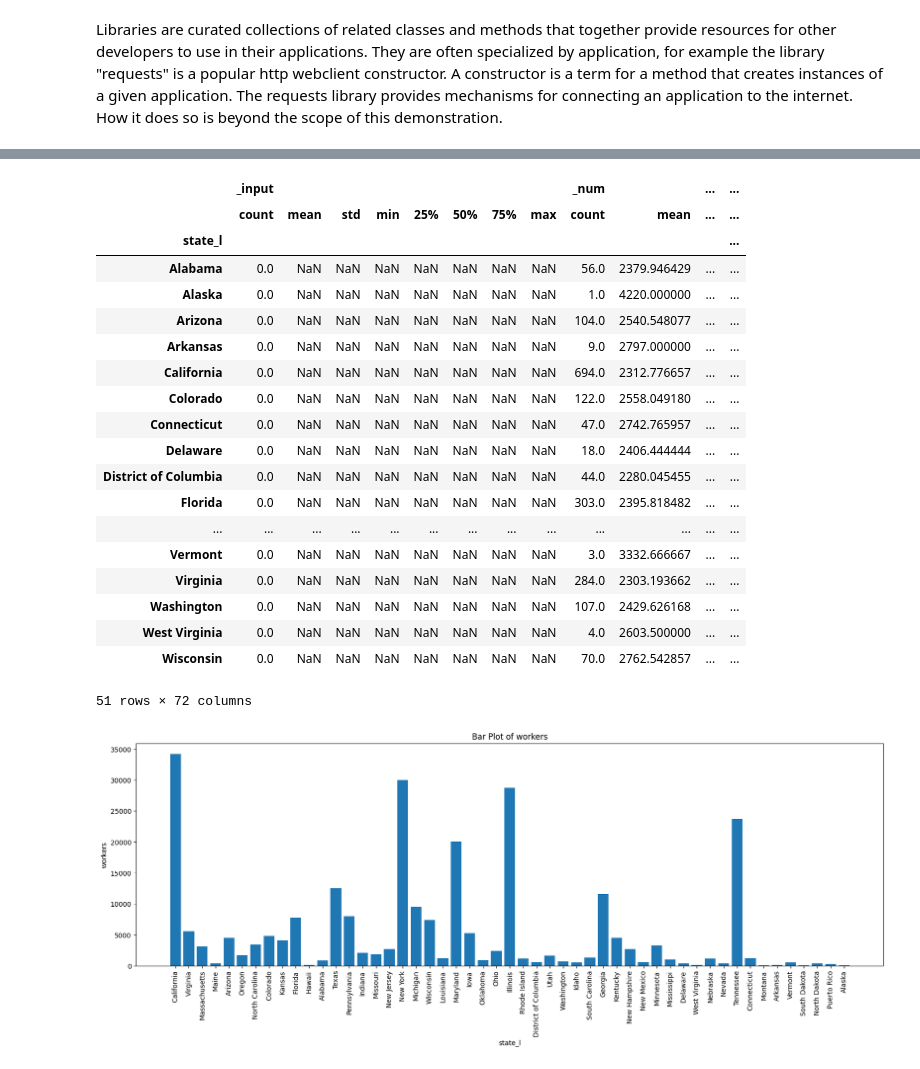
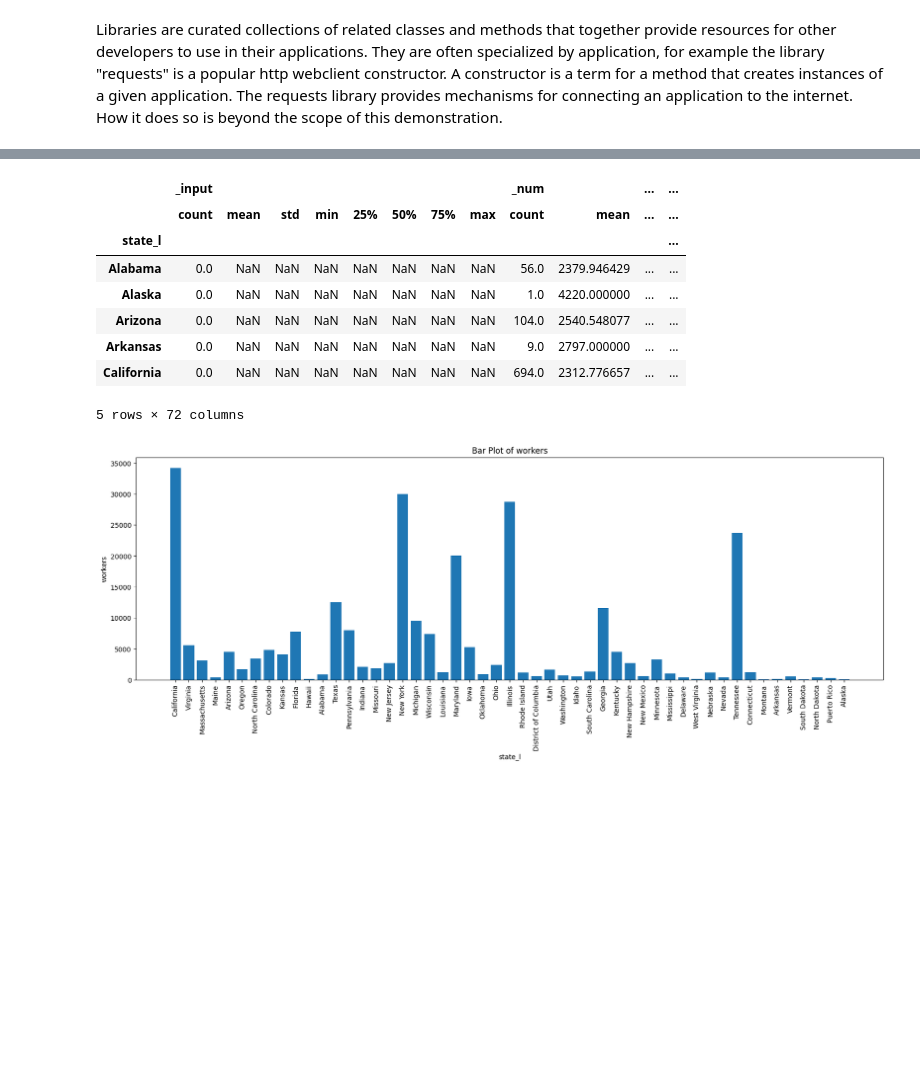
Before and after one commit to VipDataTool/Jupyter_Notebook_Demo, a Jupyter notebook: Demo_AI_Notebook.ipynb, the cells around one changed output, grey strips where cells are left out. Saved outputs shown, nothing was run; the diff lists cells and outputs as text; code cells hidden in the pictures; blank space fills up the shorter version.

```diff
--- a/Demo_AI_Notebook.ipynb
+++ b/Demo_AI_Notebook.ipynb
@@ -132,26 +121,15 @@ gf.first()
 # %%
-gf.describe()
+gf.describe().head()
 # %% [output]
 |  | _input |  |  |  |  |  |  |  | _num |  | ... | ... |
 |  | count | mean | std | min | 25% | 50% | 75% | max | count | mean | ... | ... |
 | state_l |  |  |  |  |  |  |  |  |  |  |  | ... |
 | Alabama | 0.0 | NaN | NaN | NaN | NaN | NaN | NaN | NaN | 56.0 | 2379.946429 | ... | ... |
 | Alaska | 0.0 | NaN | NaN | NaN | NaN | NaN | NaN | NaN | 1.0 | 4220.000000 | ... | ... |
 | Arizona | 0.0 | NaN | NaN | NaN | NaN | NaN | NaN | NaN | 104.0 | 2540.548077 | ... | ... |
 | Arkansas | 0.0 | NaN | NaN | NaN | NaN | NaN | NaN | NaN | 9.0 | 2797.000000 | ... | ... |
 | California | 0.0 | NaN | NaN | NaN | NaN | NaN | NaN | NaN | 694.0 | 2312.776657 | ... | ... |
-| Colorado | 0.0 | NaN | NaN | NaN | NaN | NaN | NaN | NaN | 122.0 | 2558.049180 | ... | ... |
-| Connecticut | 0.0 | NaN | NaN | NaN | NaN | NaN | NaN | NaN | 47.0 | 2742.765957 | ... | ... |
-| Delaware | 0.0 | NaN | NaN | NaN | NaN | NaN | NaN | NaN | 18.0 | 2406.444444 | ... | ... |
-| District of Columbia | 0.0 | NaN | NaN | NaN | NaN | NaN | NaN | NaN | 44.0 | 2280.045455 | ... | ... |
-| Florida | 0.0 | NaN | NaN | NaN | NaN | NaN | NaN | NaN | 303.0 | 2395.818482 | ... | ... |
-| ... | ... | ... | ... | ... | ... | ... | ... | ... | ... | ... | ... | ... |
-| Vermont | 0.0 | NaN | NaN | NaN | NaN | NaN | NaN | NaN | 3.0 | 3332.666667 | ... | ... |
-| Virginia | 0.0 | NaN | NaN | NaN | NaN | NaN | NaN | NaN | 284.0 | 2303.193662 | ... | ... |
-| Washington | 0.0 | NaN | NaN | NaN | NaN | NaN | NaN | NaN | 107.0 | 2429.626168 | ... | ... |
-| West Virginia | 0.0 | NaN | NaN | NaN | NaN | NaN | NaN | NaN | 4.0 | 2603.500000 | ... | ... |
-| Wisconsin | 0.0 | NaN | NaN | NaN | NaN | NaN | NaN | NaN | 70.0 | 2762.542857 | ... | ... |
-51 rows × 72 columns
+5 rows × 72 columns
 # %%
 #Here's a bar graph of the number of workers in each state in the US.
 x,y='state_l','workers'
```
Also changed, not shown: parts of 3 cells of this notebook.
